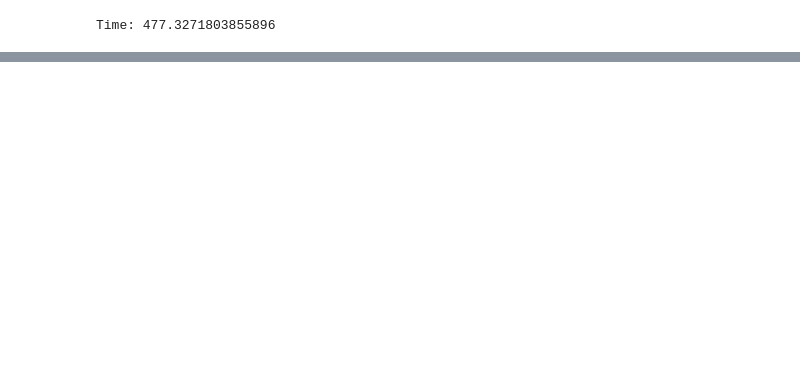
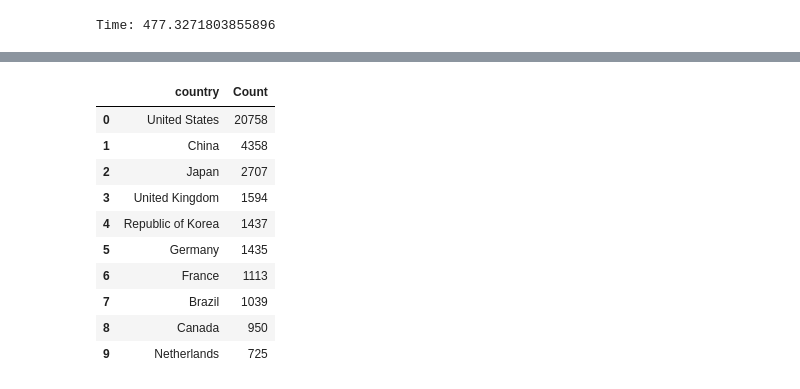
Before and after one commit to MANISH-KUMAR-CODES/Analysis-on-Fraud-Detection-In-Ecommerce-company, a Jupyter notebook: Predict_if_Merchant_is_Fraudster.ipynb, the cells around one changed output, grey strips where cells are left out. Saved outputs shown, nothing was run; the diff lists cells and outputs as text; code cells hidden in the pictures; blank space fills up the shorter version.

```diff
--- a/Predict_if_Merchant_is_Fraudster.ipynb
+++ b/Predict_if_Merchant_is_Fraudster.ipynb
@@ -307,6 +307,10 @@ train_df.head(5)
 # %%
 train_df[['Merchant_ID', 'Customer_ID']] = train_df[['Merchant_ID', 'Customer_ID']].astype('object')
 test_df[['Merchant_ID', 'Customer_ID']] = test_df[['Merchant_ID', 'Customer_ID']].astype('object')
+train_df['Date_of_Order'] = train_df['Date_of_Order'].astype('datetime64[ns]')
+test_df['Date_of_Order'] = test_df['Date_of_Order'].astype('datetime64[ns]')
+train_df['Merchant_Registration_Date'] = train_df['Merchant_Registration_Date'].astype('datetime64[ns]')
+test_df['Merchant_Registration_Date'] = test_df['Merchant_Registration_Date'].astype('datetime64[ns]')
 print(train_df.dtypes, '\n')
 print(test_df.dtypes)
 # %% [output]
@@ -449,0 +512,10 @@ Time: 477.3271803855896
+# %%
+# Extracting DT info
+train_df['Quarter'] = train_df['Date_of_Order'].dt.quarter
+train_df['Month'] = train_df['Date_of_Order'].dt.month
+train_df['Day'] = train_df['Date_of_Order'].dt.weekday
+train_df['Time_Hour'] = train_df['Date_of_Order'].dt.hour
+test_df['Quarter'] = test_df['Date_of_Order'].dt.quarter
+test_df['Month'] = test_df['Date_of_Order'].dt.month
+test_df['Day'] = test_df['Date_of_Order'].dt.weekday
+test_df['Time_Hour'] = test_df['Date_of_Order'].dt.hour
@@ -449,0 +533,17 @@ Time: 477.3271803855896
+# %%
+top_country_with_merchant = pd.DataFrame(train_df.groupby('country')['Merchant_ID'].count().\
+                                         sort_values(ascending = False).reset_index())
+top_country_with_merchant = top_country_with_merchant.rename(columns={'Merchant_ID':'Count'})
+top_country_with_merchant.head(10)
+# %% [output]
+|  | country | Count |
+| 0 | United States | 20758 |
+| 1 | China | 4358 |
+| 2 | Japan | 2707 |
+| 3 | United Kingdom | 1594 |
+| 4 | Republic of Korea | 1437 |
+| 5 | Germany | 1435 |
+| 6 | France | 1113 |
+| 7 | Brazil | 1039 |
+| 8 | Canada | 950 |
+| 9 | Netherlands | 725 |
```
Also changed, not shown: parts of 9 cells of this notebook.
